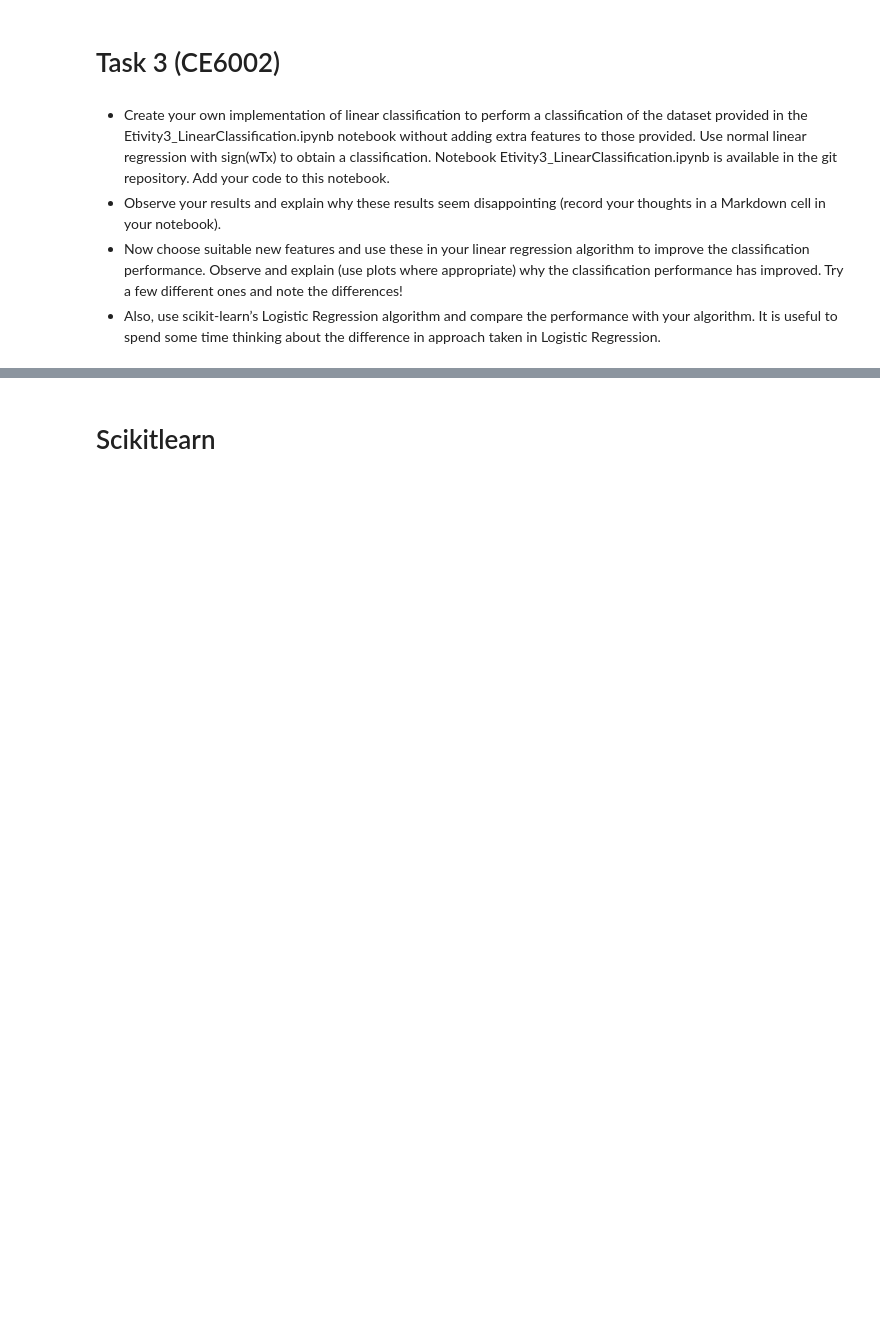
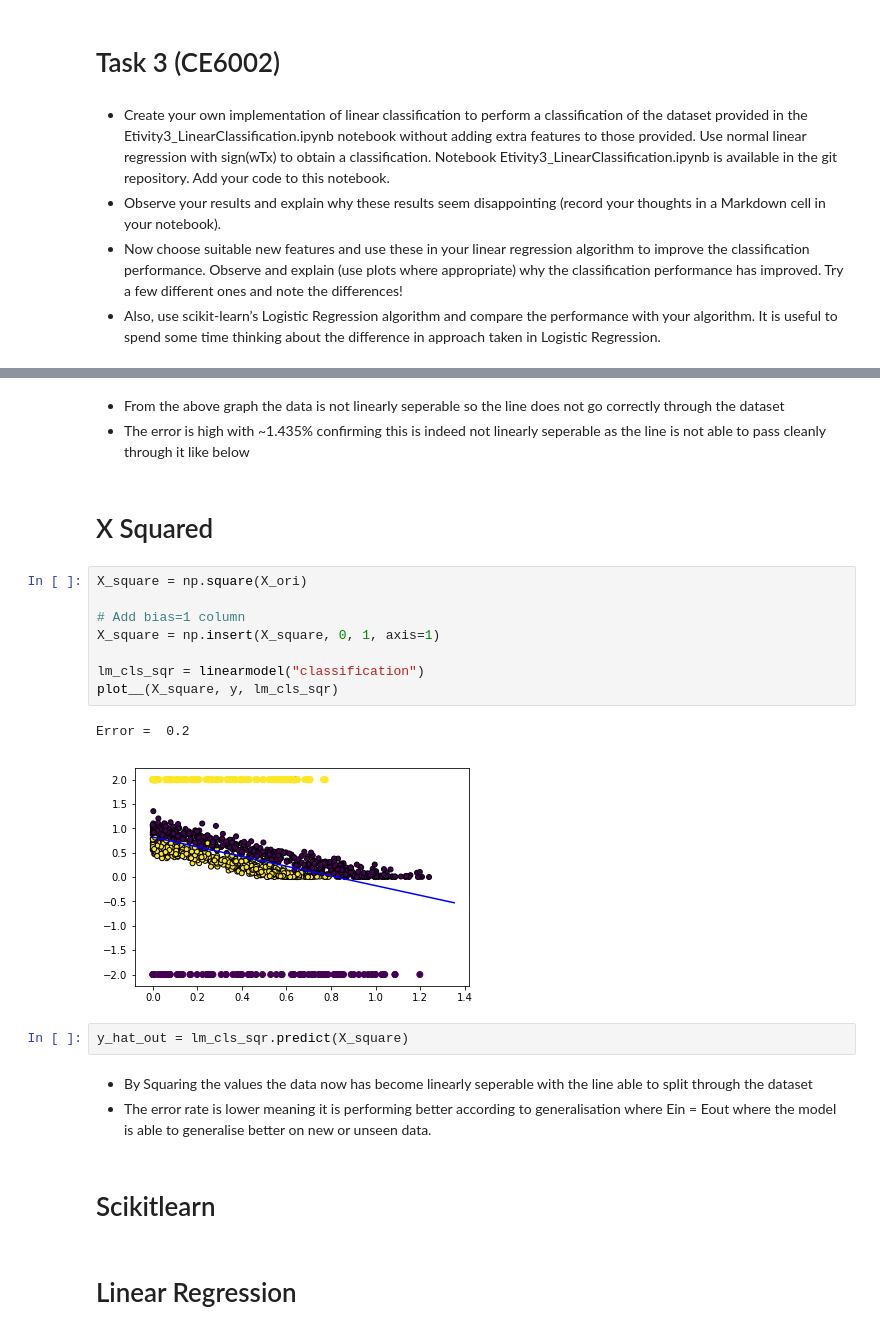
Before and after one commit to vipulpopat/MSCAI_Sem1_Etivity3, a Jupyter notebook: Etivity3_18203485LinearClassification.ipynb, the cells around one changed output, grey strips where cells are left out. Saved outputs shown, nothing was run; the diff lists cells and outputs as text; blank space fills up the shorter version.

```diff
--- a/Etivity3_18203485LinearClassification.ipynb
+++ b/Etivity3_18203485LinearClassification.ipynb
@@ -145,2 +119,25 @@ Error =  0.4183300132670378
+# %% [markdown]
+* From the above graph the data is not linearly seperable so the line does not go correctly through the dataset
+* The error is high with ~1.435% confirming this is indeed not linearly seperable as the line is not able to pass cleanly through it like below
+# %% [markdown]
+# X Squared
+# %%
+X_square = np.square(X_ori)
+
+# Add bias=1 column
+X_square = np.insert(X_square, 0, 1, axis=1)
+
+lm_cls_sqr = linearmodel("classification")
+plot__(X_square, y, lm_cls_sqr)
+# %% [output]
+Error =  0.2
+[figure, added]
+# %%
+y_hat_out = lm_cls_sqr.predict(X_square)
+# %% [markdown]
+* By Squaring the values the data now has become linearly seperable with the line able to split through the dataset
+* The error rate is lower meaning it is performing better according to generalisation where Ein = Eout where the model is able to generalise better on new or unseen data.
 # %% [markdown]
 # Scikitlearn
+# %% [markdown]
+# Linear Regression
```
Also changed, not shown: parts of 31 cells of this notebook.
